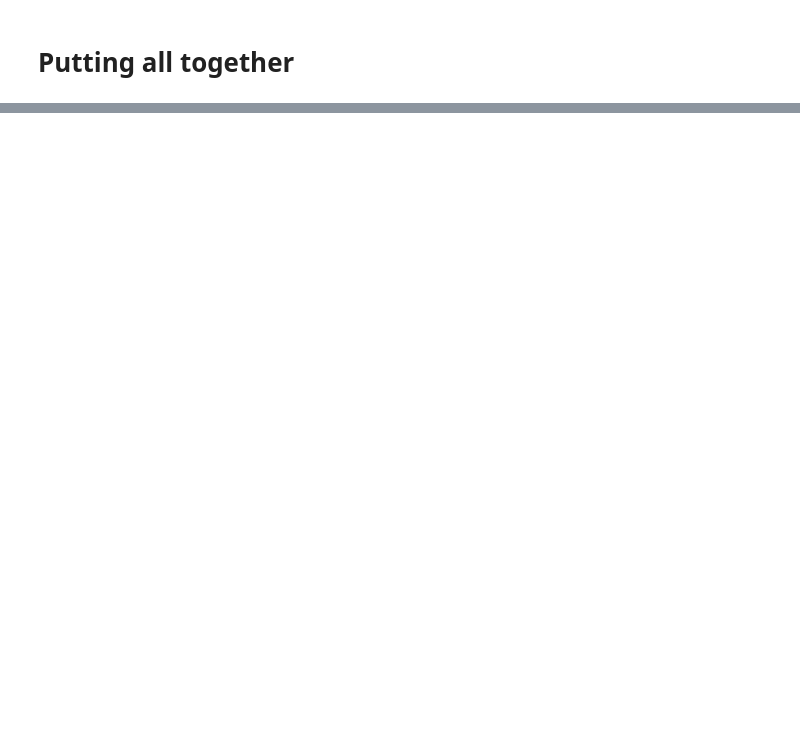
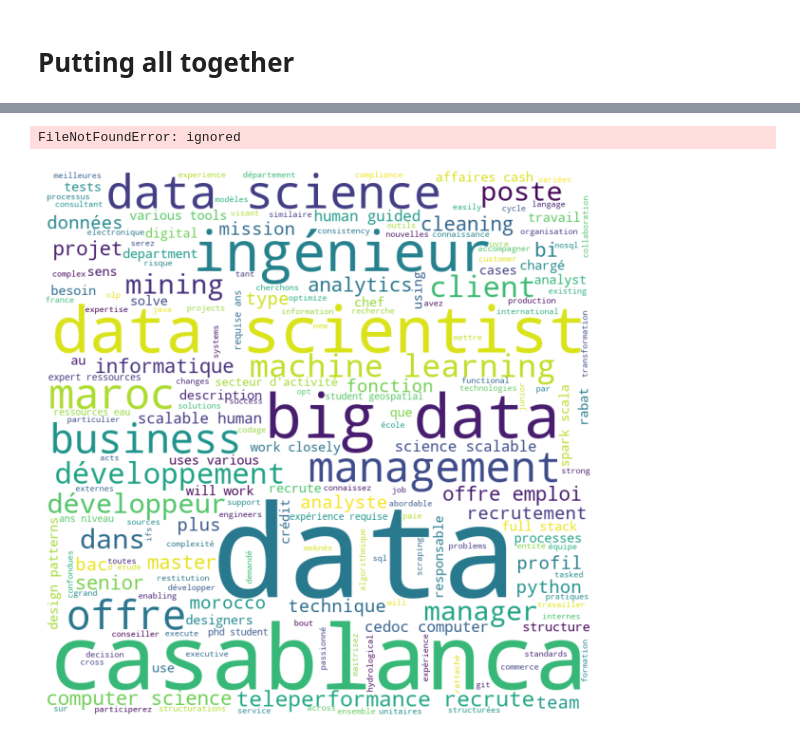
Before and after one commit to hibatallahk/WebScrapping, a Jupyter notebook: webTest2.ipynb, the cells around one changed output, grey strips where cells are left out. Saved outputs shown, nothing was run; the diff lists cells and outputs as text; code cells hidden in the pictures; blank space fills up the shorter version.

```diff
--- a/webTest2.ipynb
+++ b/webTest2.ipynb
@@ -226,0 +431,4 @@ df.head()
+# %%
+df = df.reset_index()
+df = df.rename(columns={"index":"id_job"})
+df['id_job'] = df.index + 0
@@ -226,0 +437,4 @@ df.head()
+# %%
+df['year'] = pd.DatetimeIndex(df['PostedDate']).year
+df['month'] = pd.DatetimeIndex(df['PostedDate']).month
+df['day'] = pd.DatetimeIndex(df['PostedDate']).day
@@ -226,0 +443,11 @@ df.head()
+# %%
+def clean_data(data):
+    '''
+    this function is used to clean
+    the data of non standard characters
+    '''
+    clean_data = re.sub(r"[^a-zA-Zéèàêâûù']", " ", data)
+    clean_data = " ".join(clean_data.split())
+    return clean_data.lower()
+df['Summary'] = df['Summary'].apply(clean_data)
+df['Summary'].head()
@@ -226,0 +546,9 @@ df.head()
+# %%
+import urllib.request
+
+urllib.request.urlretrieve('https://chuksooismywebsitebucket.s3.us-west-2.amazonaws.com/alice_mask.png')
+
+# save mask to alice_mask
+alice_mask = np.array(Image.open('alice_mask.png'))
+# %% [output]
+FileNotFoundError: ignored
@@ -226,0 +558,45 @@ df.head()
+# %%
+# Python program to generate WordCloud
+
+# importing all necessary modules
+from wordcloud import WordCloud, STOPWORDS
+import matplotlib.pyplot as plt
+
+# Reads 'Youtube04-Eminem.csv' file
+
+comment_words = ''
+stopwords = set(STOPWORDS)
+stopwords.update(['pour', 'à', 'd','et', 'du', 'en','ou','vous','une','un', 'product','la','le', 'des', 'les', 'nous', 'as','a', 'de', 'l', 'nos', 'notre', 'avec', 'afin', 'are'])
+
+
+
+# iterate through the csv file
+for val in df.Summary:
+
+    # typecaste each val to string
+    val = str(val)
+
+    # split the value
+    tokens = val.split()
+
+    # Converts each token into lowercase
+    for i in range(len(tokens)):
+        tokens[i] = tokens[i].lower()
+
+
+    comment_words += " ".join(tokens)+" "
+
+
+wordcloud = WordCloud(width = 800, height = 800,
+                background_color ='white',
+                stopwords = stopwords,
+                min_font_size = 10).generate(comment_words)
+
+# plot the WordCloud image
+plt.figure(figsize = (8, 8), facecolor = None)
+plt.imshow(wordcloud)
+plt.axis("off")
+plt.tight_layout(pad = 0)
+plt.show()
+# %% [output]
+[figure, added]
```
Also changed, not shown: parts of 44 cells of this notebook.
